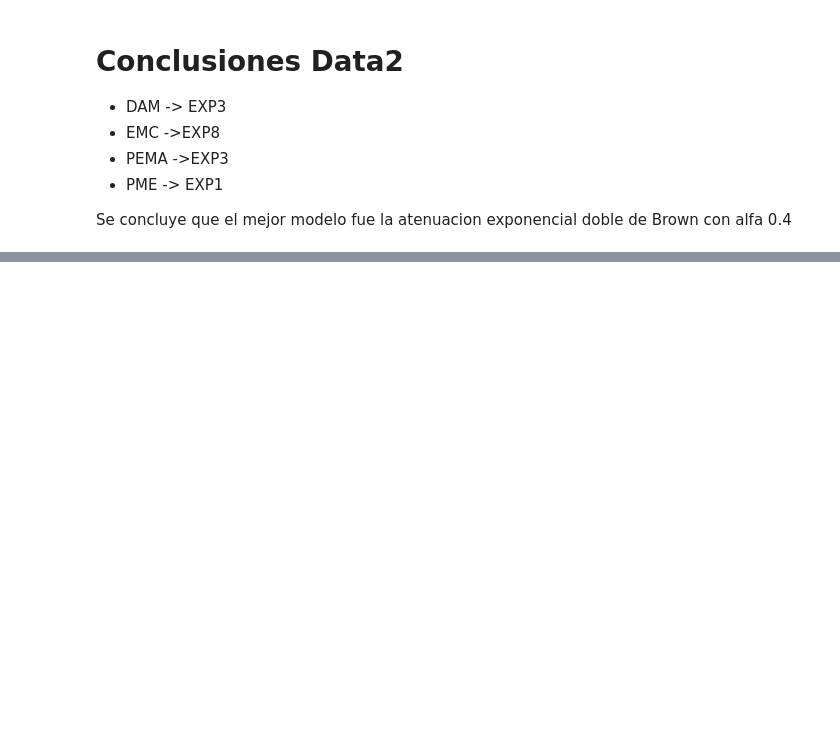
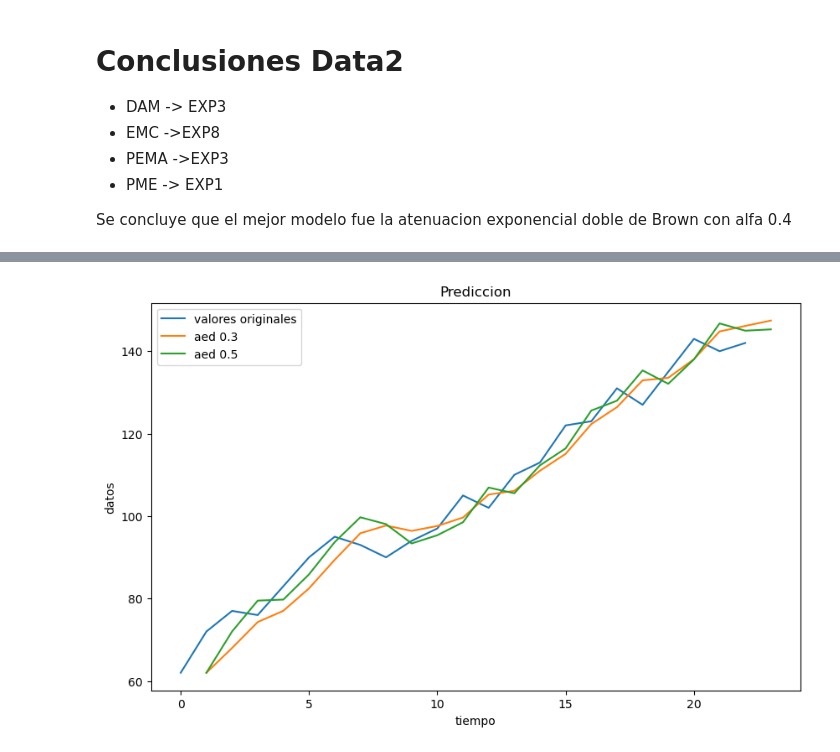
Before and after one commit to profelucas/invopa-2025, a Jupyter notebook: ra3/Ejemplos/ejercicios.ipynb, the cells around one changed output, grey strips where cells are left out. Saved outputs shown, nothing was run; the diff lists cells and outputs as text; code cells hidden in the pictures; blank space fills up the shorter version.

```diff
--- a/ra3/Ejemplos/ejercicios.ipynb
+++ b/ra3/Ejemplos/ejercicios.ipynb
@@ -369,0 +433,9 @@ data3 = [62,72,77,76,83,90,95,93,90,94,97,105,102,110,113,122,123,131,127,135,14
+# %%
+exp1 = aed(data3,0.3)
+exp2 =aed (data3,0.5)
+
+
+print("primer experimento brown 0.3")
+print(exp1)
+print("segundo experimento brown 0.5")
+print(exp2)
@@ -370,3 +472,14 @@ data3 = [62,72,77,76,83,90,95,93,90,94,97,105,102,110,113,122,123,131,127,135,14
+# %%
+plt.plot(data3, label='valores originales')
+plt.plot(exp1, label='aed 0.3')
+plt.plot(exp2, label='aed 0.5')
+plt.xlabel('tiempo')
+plt.ylabel('datos')
+plt.title('Prediccion')
+plt.legend()
+plt.show()
+# %% [output]
+[figure, added]
 # %% [markdown]
 ![image.png](attachment:image.png)
 # %%
```
Also changed, not shown: parts of 9 cells of this notebook, 3 other files.
